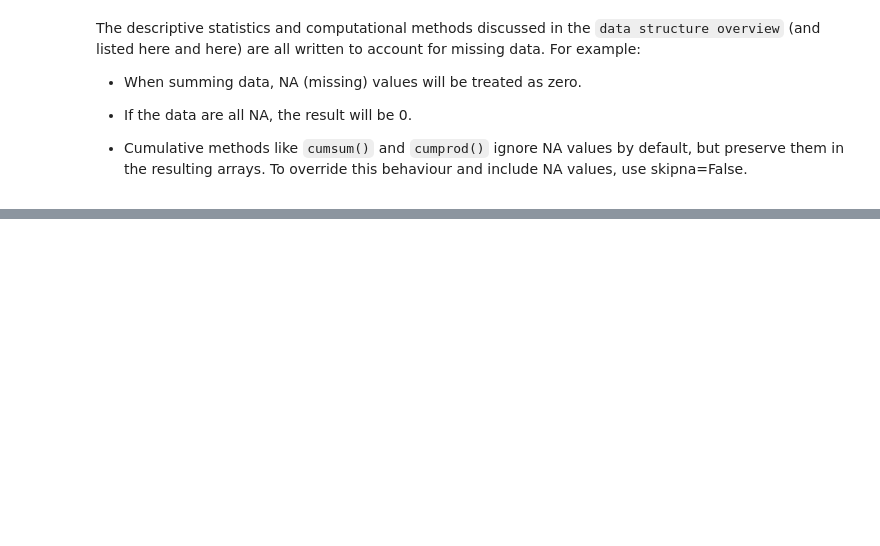
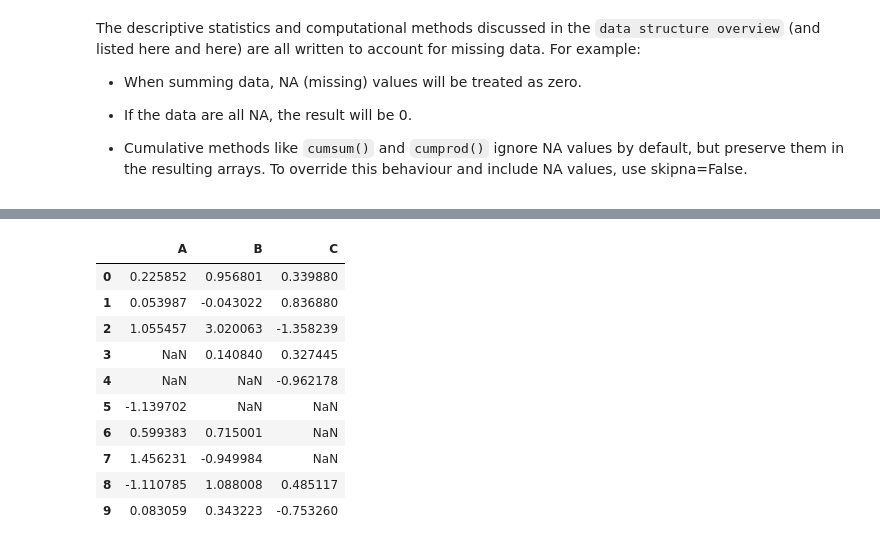
Before and after one commit to c-w-m/eda_dev, a Jupyter notebook: ipynb/pandas/userguide/10_missing_data.ipynb, the cells around one changed output, grey strips where cells are left out. Cells and saved outputs as stored; diff of their text form; code cells hidden in the pictures; blank space fills up the shorter version.

```diff
--- a/ipynb/pandas/userguide/10_missing_data.ipynb
+++ b/ipynb/pandas/userguide/10_missing_data.ipynb
@@ -126,0 +438,18 @@ The descriptive statistics and computational methods discussed in the `data stru
+# %%
+dff = pd.DataFrame(np.random.randn(10, 3), columns=list("ABC"))
+dff.iloc[3:5, 0] = np.nan
+dff.iloc[4:6, 1] = np.nan
+dff.iloc[5:8, 2] = np.nan
+dff
+# %% [output]
+|  | A | B | C |
+| 0 | 0.225852 | 0.956801 | 0.339880 |
+| 1 | 0.053987 | -0.043022 | 0.836880 |
+| 2 | 1.055457 | 3.020063 | -1.358239 |
+| 3 | NaN | 0.140840 | 0.327445 |
+| 4 | NaN | NaN | -0.962178 |
+| 5 | -1.139702 | NaN | NaN |
+| 6 | 0.599383 | 0.715001 | NaN |
+| 7 | 1.456231 | -0.949984 | NaN |
+| 8 | -1.110785 | 1.088008 | 0.485117 |
+| 9 | 0.083059 | 0.343223 | -0.753260 |
```
Also changed, not shown: parts of 57 cells of this notebook, 10 other files.
